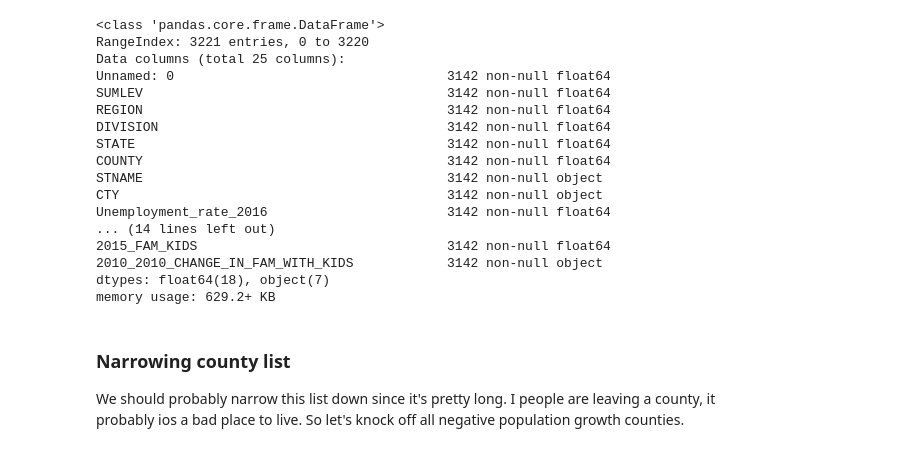
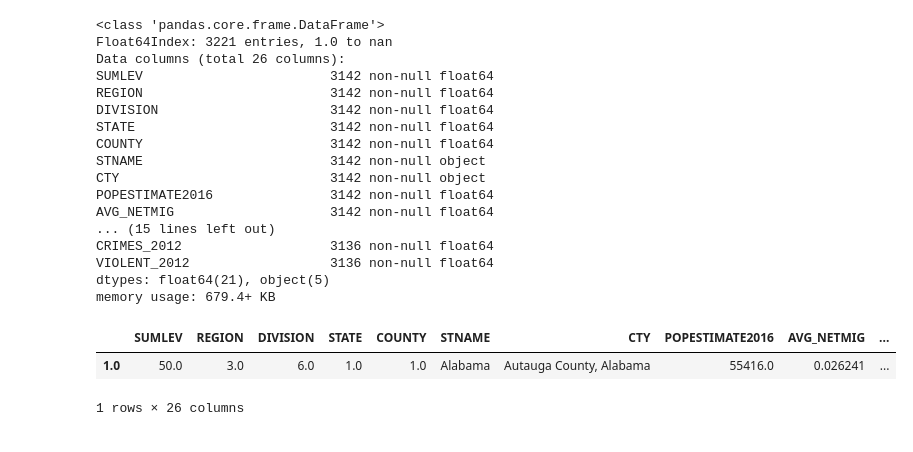
Before and after one commit to AlexMahadevan/raise_a_family, a Jupyter notebook: Raise a Family Z-score Analysis.ipynb, the cells around one changed output. Cells and saved outputs as stored; diff of their text form; code cells hidden in the pictures.

```diff
--- a/Raise a Family Z-score Analysis.ipynb
+++ b/Raise a Family Z-score Analysis.ipynb
@@ -1,28 +1,31 @@
 # %%
 import pandas as pd
 # %%
-df = pd.read_csv("/Users/alexmahadevan/Code/raise_a_family/INITIAL_RAISE_A_FAMILY_DF.csv")
+df = pd.read_csv("/Users/alexmahadevan/Code/raise_a_family/county data.csv" , index_col=0)
 # %%
 df.info()
 # %% [output]
 <class 'pandas.core.frame.DataFrame'>
-RangeIndex: 3221 entries, 0 to 3220
-Data columns (total 25 columns):
-Unnamed: 0                                   3142 non-null float64
-SUMLEV                                       3142 non-null float64
-REGION                                       3142 non-null float64
-DIVISION                                     3142 non-null float64
-STATE                                        3142 non-null float64
-COUNTY                                       3142 non-null float64
-STNAME                                       3142 non-null object
-CTY                                          3142 non-null object
-Unemployment_rate_2016                       3142 non-null float64
-... (14 lines left out)
-2015_FAM_KIDS                                3142 non-null float64
-2010_2010_CHANGE_IN_FAM_WITH_KIDS            3142 non-null object
-dtypes: float64(18), object(7)
-memory usage: 629.2+ KB
+Float64Index: 3221 entries, 1.0 to nan
+Data columns (total 26 columns):
+SUMLEV                        3142 non-null float64
+REGION                        3142 non-null float64
+DIVISION                      3142 non-null float64
+STATE                         3142 non-null float64
+COUNTY                        3142 non-null float64
+STNAME                        3142 non-null object
+CTY                           3142 non-null object
+POPESTIMATE2016               3142 non-null float64
+AVG_NETMIG                    3142 non-null float64
+... (15 lines left out)
+CRIMES_2012                   3136 non-null float64
+VIOLENT_2012                  3136 non-null float64
+dtypes: float64(21), object(5)
+memory usage: 679.4+ KB
-# %% [markdown]
-### Narrowing county list
-<p>We should probably narrow this list down since it's pretty long. I people are leaving a county, it probably ios a bad place to live. So let's knock off all negative population growth counties.</p>
+# %%
+df.head(1)
+# %% [output]
+|  | SUMLEV | REGION | DIVISION | STATE | COUNTY | STNAME | CTY | POPESTIMATE2016 | AVG_NETMIG | ... |
+| 1.0 | 50.0 | 3.0 | 6.0 | 1.0 | 1.0 | Alabama | Autauga County, Alabama | 55416.0 | 0.026241 | ... |
+1 rows × 26 columns
 # %%
```
Also changed, not shown: parts of 19 cells of this notebook, 1 other file.
